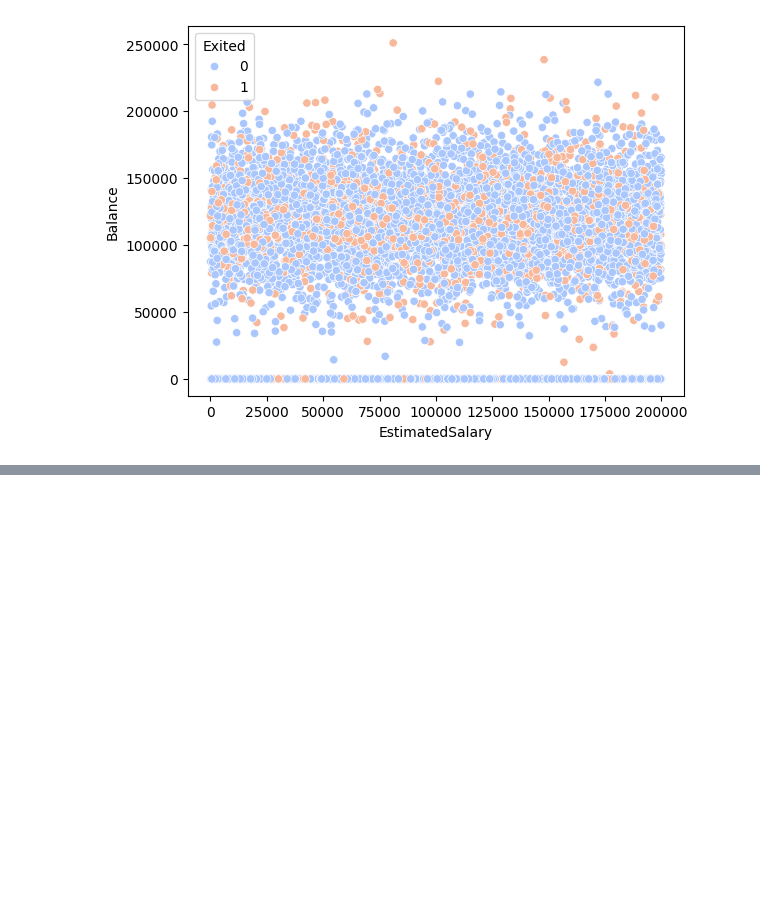
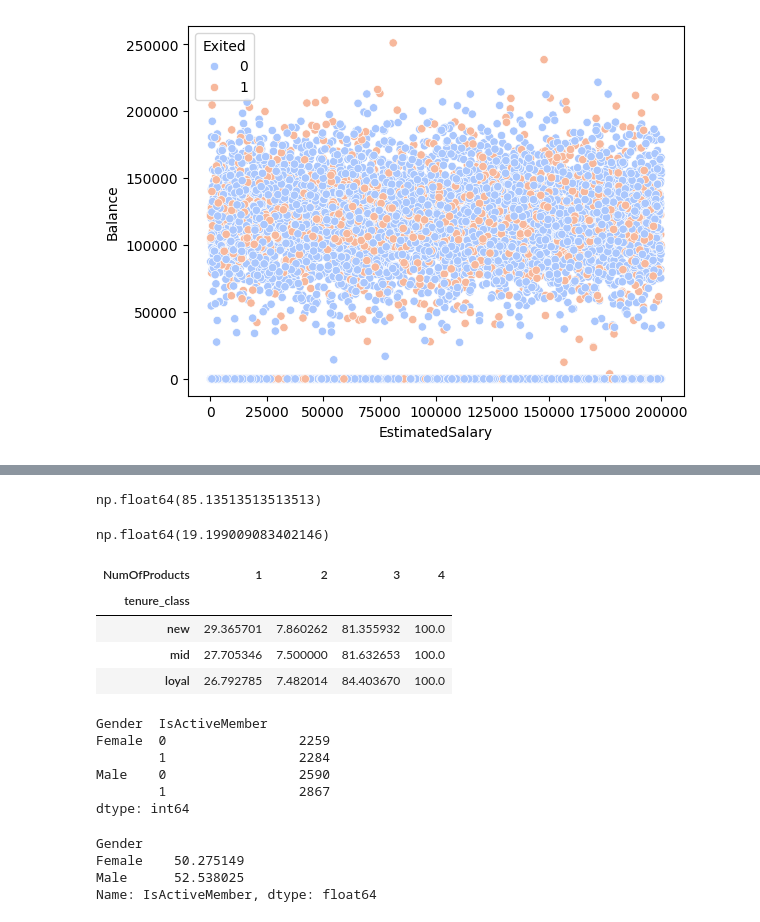
Before and after one commit to karansingh-chauhan/bank-customer-churn-modeling, a Jupyter notebook: notebook/main.ipynb, the cells around one changed output, grey strips where cells are left out. Cells and saved outputs as stored; diff of their text form; code cells hidden in the pictures; blank space fills up the shorter version.

```diff
--- a/notebook/main.ipynb
+++ b/notebook/main.ipynb
@@ -1029,0 +1003,36 @@ Name: count, dtype: int64
+# %%
+df[(df['tenure_class']=='new') & (df['NumOfProducts']>=3)]['Exited'].mean() * 100
+# %% [output]
+np.float64(85.13513513513513)
+# %%
+df[(df['tenure_class']=='new') & (df['NumOfProducts']<3)]['Exited'].mean() * 100
+# %% [output]
+np.float64(19.199009083402146)
+# %%
+
+df.groupby(['tenure_class', 'NumOfProducts'])['Exited'].mean().unstack() * 100
+# %% [output]
+| NumOfProducts | 1 | 2 | 3 | 4 |
+| tenure_class |  |  |  |  |
+| new | 29.365701 | 7.860262 | 81.355932 | 100.0 |
+| mid | 27.705346 | 7.500000 | 81.632653 | 100.0 |
+| loyal | 26.792785 | 7.482014 | 84.403670 | 100.0 |
+# %%
+df.groupby(['Gender', 'IsActiveMember']).size()
+# %% [output]
+Gender  IsActiveMember
+Female  0                 2259
+        1                 2284
+Male    0                 2590
+        1                 2867
+dtype: int64
+# %%
+# Group sizes
+
+# % active by gender (not churn yet — this checks your specific question first)
+df.groupby('Gender')['IsActiveMember'].mean() * 100
+# %% [output]
+Gender
+Female    50.275149
+Male      52.538025
+Name: IsActiveMember, dtype: float64
```
Also changed, not shown: parts of 43 cells of this notebook.
